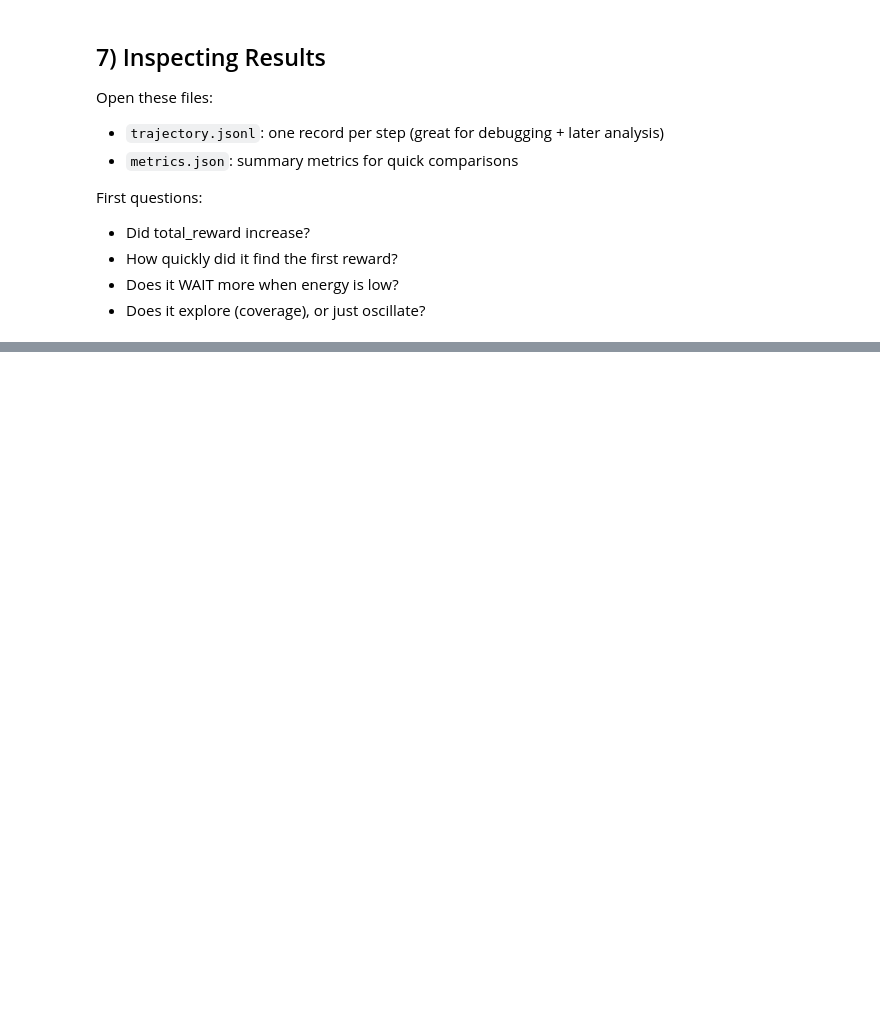
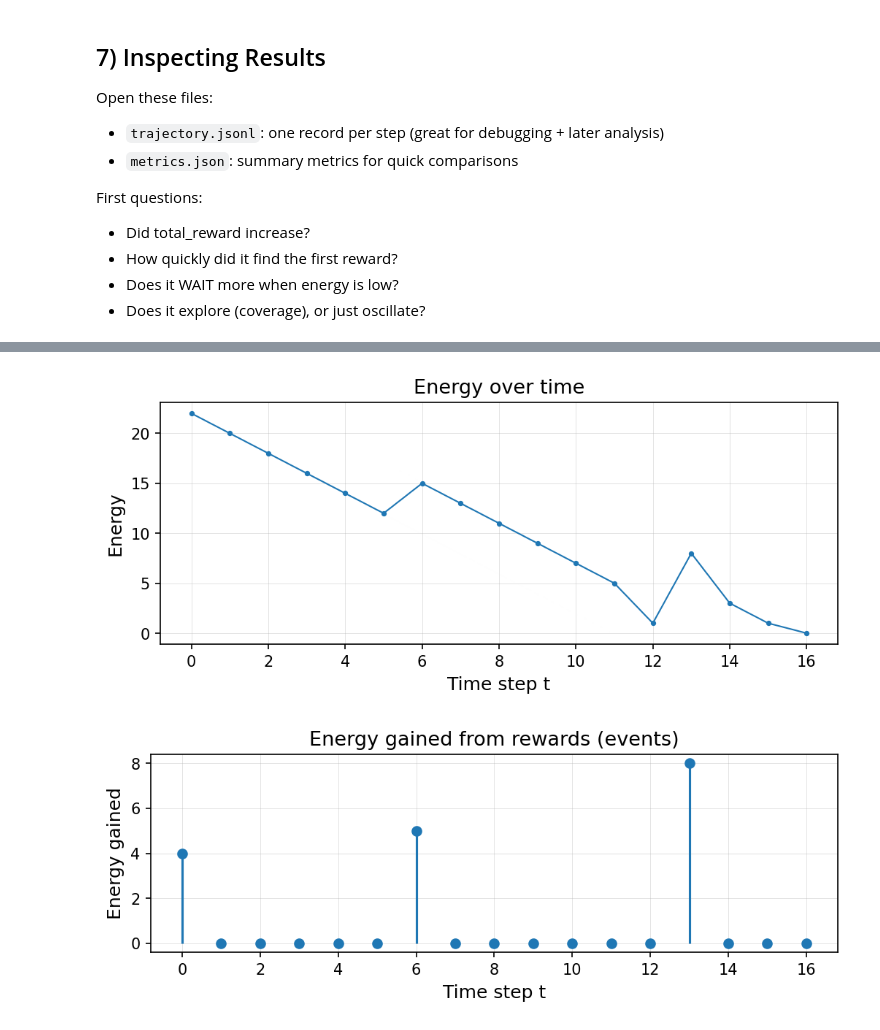
Before and after one commit to ChakreshIITGN/Gen_LLM_coordination, a Jupyter notebook: experiments/test.ipynb, the cells around one changed output, grey strips where cells are left out. Drawn from its saved outputs; the diff is of its cells as text; code cells hidden in the pictures; blank space fills up the shorter version.

```diff
--- a/experiments/test.ipynb
+++ b/experiments/test.ipynb
@@ -46,20 +47,25 @@ We keep all experiment constants in one place:
 # %%
 # ---- World parameters ----
 L = 20                 # ring positions: 0..19
-T = 50                 # max steps
+T = 500                 # max steps
 START_X = 0
-START_ENERGY = 25
+START_ENERGY = 10
 MOVE_COST = 1
+ALPHA = 0.5                 # reward -> energy conversion
+MAX_ENERGY = 50             # hard cap (prevents runaway)
+MAX_STEPS_PER_ACTION = 10   # cap action space (LLM chooses 1..10)
+MOVE_COST_PER_STEP = 1      # energy cost per step
+
 
 # reward locations: position -> value
-REWARDS_INIT = {3: 5.0, 9: 10.0, 14: 7.0}
+REWARDS_INIT = {2: 5.0, 9: 10.0, 14: 7.0}
 
 # partial observability: rewards visible within VIS_RADIUS ring-distance
 VIS_RADIUS = 3
 
 # ---- LLM (Ollama OpenAI-compatible) ----
 OLLAMA_BASE_URL = "http://localhost:11434/v1"
-OLLAMA_MODEL = "llama3.1"
+OLLAMA_MODEL = "mistral"
 TEMPERATURE = 0.2
 MAX_TOKENS = 120
 
@@ -361,0 +553,24 @@ for row in lines[-5:]:
+# %%
+# Plot 2 — Energy over time + recharge events
+fig, ax = plt.subplots(figsize=(7.0, 3.2))
+ax.plot(df["t"], df["energy"], marker="o", markersize=2.5, linewidth=1.0)
+ax.set_xlabel("Time step t")
+ax.set_ylabel("Energy")
+ax.set_title("Energy over time")
+ax.grid(True, linewidth=0.4, alpha=0.4)
+fig.tight_layout()
+plt.show()
+
+# Recharge spikes
+if df["energy_gain"].sum() > 0:
+    fig, ax = plt.subplots(figsize=(7.0, 2.8))
+    ax.stem(df["t"], df["energy_gain"], basefmt=" ")
+    ax.set_xlabel("Time step t")
+    ax.set_ylabel("Energy gained")
+    ax.set_title("Energy gained from rewards (events)")
+    ax.grid(True, linewidth=0.4, alpha=0.4)
+    fig.tight_layout()
+    plt.show()
+# %% [output]
+[figure, added]
+[figure, added]
```
Also changed, not shown: parts of 18 cells of this notebook, 18 other files.
